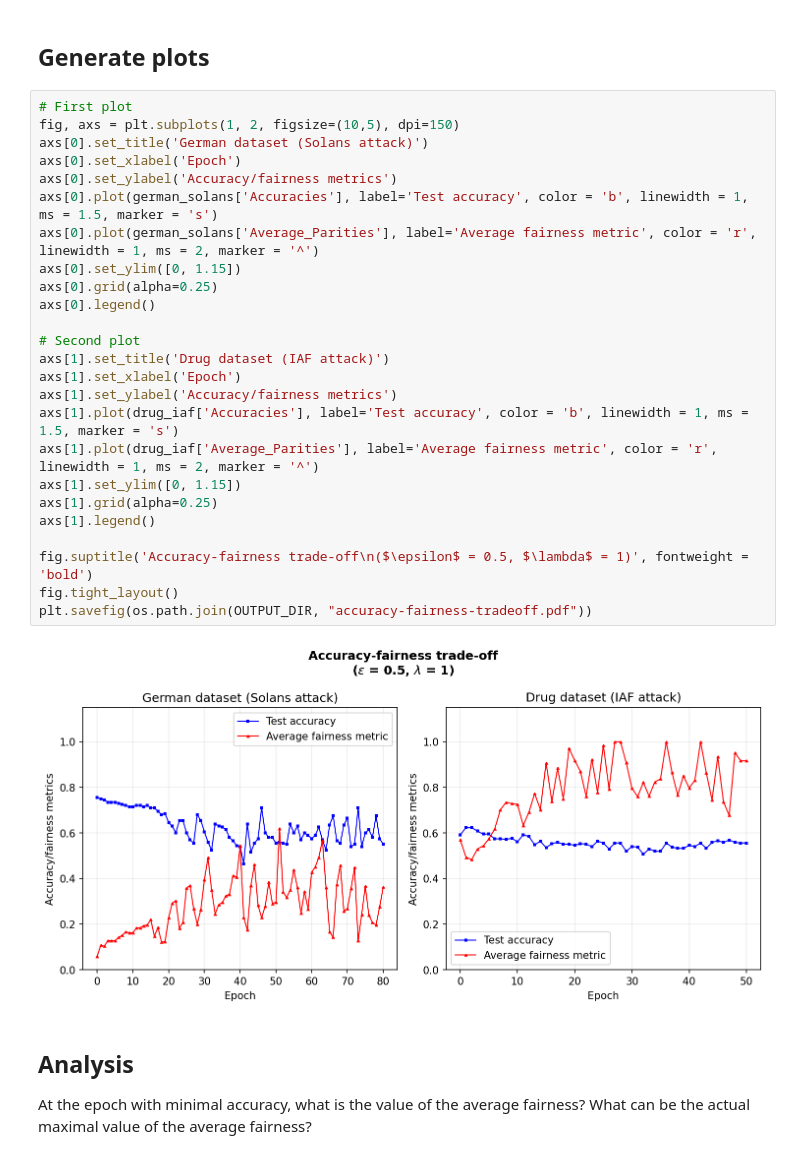
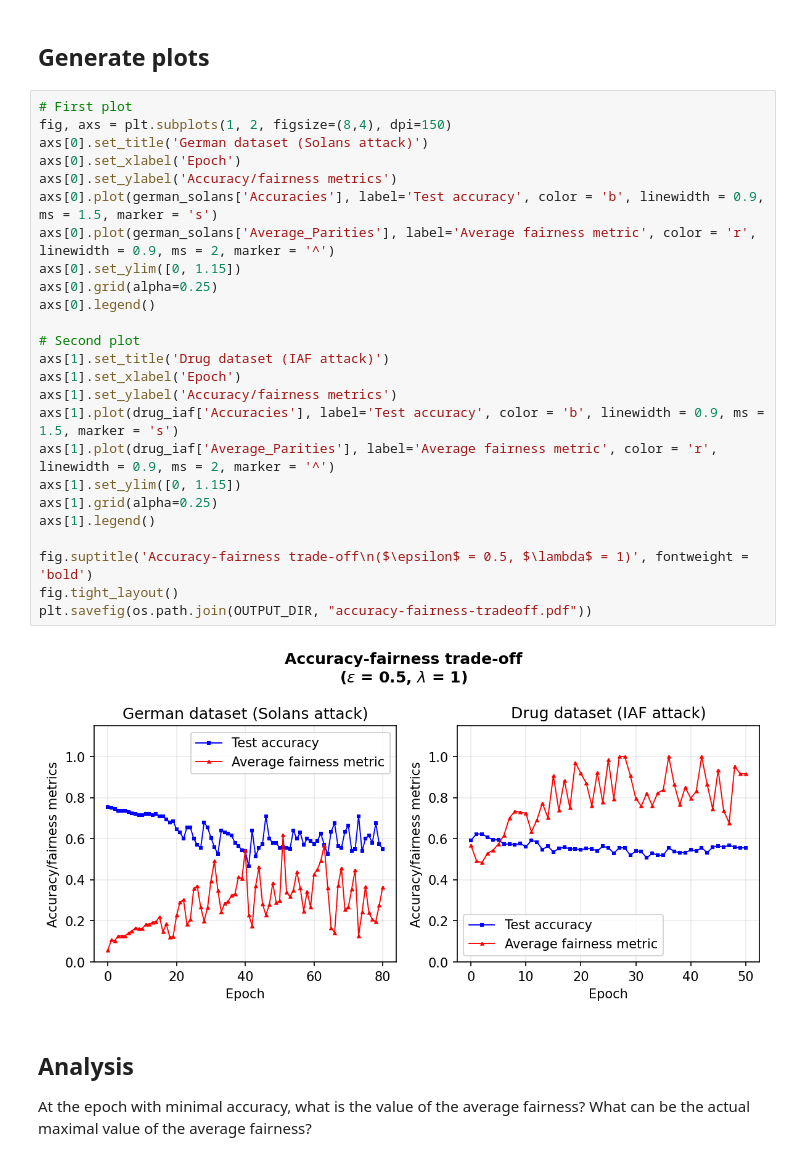
Before and after one commit to imandrealombardo/FACT-AI, a Jupyter notebook: Fairness_attack/Results_notebook.ipynb, the cells around one changed output. Drawn from its saved outputs; the diff is of its cells as text.

```diff
--- a/Fairness_attack/Results_notebook.ipynb
+++ b/Fairness_attack/Results_notebook.ipynb
@@ -391,31 +391,31 @@ german_solans = json.load(f_german_solans)
 ## Generate plots
 # %%
 # First plot
-fig, axs = plt.subplots(1, 2, figsize=(10,5), dpi=150)
+fig, axs = plt.subplots(1, 2, figsize=(8,4), dpi=150)
 axs[0].set_title('German dataset (Solans attack)')
 axs[0].set_xlabel('Epoch')
 axs[0].set_ylabel('Accuracy/fairness metrics')
-axs[0].plot(german_solans['Accuracies'], label='Test accuracy', color = 'b', linewidth = 1, ms = 1.5, marker = 's')
-axs[0].plot(german_solans['Average_Parities'], label='Average fairness metric', color = 'r', linewidth = 1, ms = 2, marker = '^')
+axs[0].plot(german_solans['Accuracies'], label='Test accuracy', color = 'b', linewidth = 0.9, ms = 1.5, marker = 's')
+axs[0].plot(german_solans['Average_Parities'], label='Average fairness metric', color = 'r', linewidth = 0.9, ms = 2, marker = '^')
 axs[0].set_ylim([0, 1.15])
 axs[0].grid(alpha=0.25)
 axs[0].legend()
 
 # Second plot
 axs[1].set_title('Drug dataset (IAF attack)')
 axs[1].set_xlabel('Epoch')
 axs[1].set_ylabel('Accuracy/fairness metrics')
-axs[1].plot(drug_iaf['Accuracies'], label='Test accuracy', color = 'b', linewidth = 1, ms = 1.5, marker = 's')
-axs[1].plot(drug_iaf['Average_Parities'], label='Average fairness metric', color = 'r', linewidth = 1, ms = 2, marker = '^')
+axs[1].plot(drug_iaf['Accuracies'], label='Test accuracy', color = 'b', linewidth = 0.9, ms = 1.5, marker = 's')
+axs[1].plot(drug_iaf['Average_Parities'], label='Average fairness metric', color = 'r', linewidth = 0.9, ms = 2, marker = '^')
 axs[1].set_ylim([0, 1.15])
 axs[1].grid(alpha=0.25)
 axs[1].legend()
 
 fig.suptitle('Accuracy-fairness trade-off\n($\epsilon$ = 0.5, $\lambda$ = 1)', fontweight = 'bold')
 fig.tight_layout()
 plt.savefig(os.path.join(OUTPUT_DIR, "accuracy-fairness-tradeoff.pdf"))
 # %% [output]
-[figure, old version]
+[figure, new version]
 # %% [markdown]
 ## Analysis
 At the epoch with minimal accuracy, what is the value of the average fairness? What can be the actual maximal value of the average fairness?
```
Also changed, not shown: parts of 5 cells of this notebook, 5 other files.
